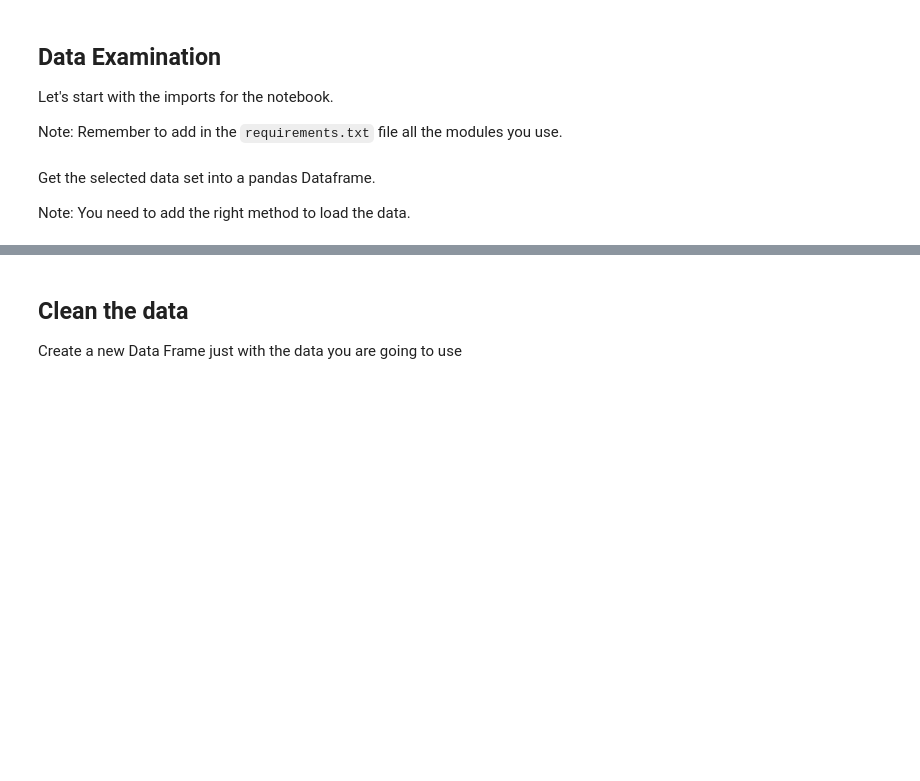
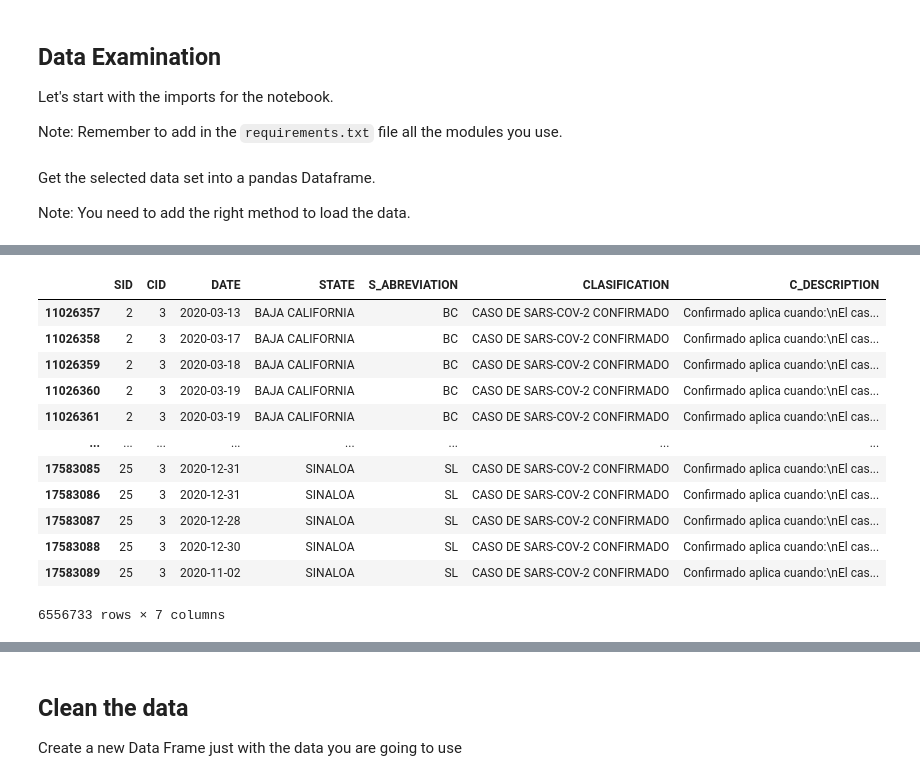
Before and after one commit to axeldelat/capstone, a Jupyter notebook: capstone.ipynb, the cells around one changed output, grey strips where cells are left out. Saved outputs shown, nothing was run; the diff lists cells and outputs as text; code cells hidden in the pictures; blank space fills up the shorter version.

```diff
--- a/capstone.ipynb
+++ b/capstone.ipynb
@@ -78,0 +91,7 @@ Note: Use pandas methods as shape, head, sample, groupby, describe and any other
+# %%
+#Merge State Name List to Code
+clasification_status_df = pd.read_csv("clasificacion_status.csv")
+clasification_status_df.rename(columns = {"CLAVE":"CLASIFICACION_FINAL"}, inplace = True)
+clasification_status_df = clasification_status_df.iloc[:, 0:3]
+inner_merge_confirmed_df = inner_merge_states.merge(clasification_status_df)
+inner_merge_confirmed_df.head()
@@ -78,0 +105,8 @@ Note: Use pandas methods as shape, head, sample, groupby, describe and any other
+# %%
+#Merge Status Label List to CLASIFICACION FINAL
+cleaned_covid_df = inner_merge_confirmed_df.loc[inner_merge_confirmed_df["CLASIFICACION_FINAL"] == 3]
+# %%
+#Change date object to datetime
+cleaned_covid_df["FECHA_SINTOMAS"] =  pd.to_datetime(cleaned_covid_df["FECHA_SINTOMAS"])
+
+cleaned_covid_df.head()
@@ -78,0 +125,13 @@ Note: Use pandas methods as shape, head, sample, groupby, describe and any other
+# %%
+#Change Colum Names
+cleaned_covid_df = cleaned_covid_df.rename(columns={
+    "ENTIDAD_UM": "SID",
+    "CLASIFICACION_FINAL": "CID",
+    "FECHA_SINTOMAS": "DATE",
+    "ENTIDAD_FEDERATIVA": "STATE",
+    "ABREVIATURA" : "S_ABREVIATION",
+    "CLASIFICACIÓN" : "CLASIFICATION",
+    "DESCRIPCIÓN" : "C_DESCRIPTION"
+    })
+
+cleaned_covid_df.info()
@@ -78,0 +153,16 @@ Note: Use pandas methods as shape, head, sample, groupby, describe and any other
+# %%
+cleaned_covid_df
+# %% [output]
+|  | SID | CID | DATE | STATE | S_ABREVIATION | CLASIFICATION | C_DESCRIPTION |
+| 11026357 | 2 | 3 | 2020-03-13 | BAJA CALIFORNIA | BC | CASO DE SARS-COV-2 CONFIRMADO | Confirmado aplica cuando:\nEl cas... |
+| 11026358 | 2 | 3 | 2020-03-17 | BAJA CALIFORNIA | BC | CASO DE SARS-COV-2 CONFIRMADO | Confirmado aplica cuando:\nEl cas... |
+| 11026359 | 2 | 3 | 2020-03-18 | BAJA CALIFORNIA | BC | CASO DE SARS-COV-2 CONFIRMADO | Confirmado aplica cuando:\nEl cas... |
+| 11026360 | 2 | 3 | 2020-03-19 | BAJA CALIFORNIA | BC | CASO DE SARS-COV-2 CONFIRMADO | Confirmado aplica cuando:\nEl cas... |
+| 11026361 | 2 | 3 | 2020-03-19 | BAJA CALIFORNIA | BC | CASO DE SARS-COV-2 CONFIRMADO | Confirmado aplica cuando:\nEl cas... |
+| ... | ... | ... | ... | ... | ... | ... | ... |
+| 17583085 | 25 | 3 | 2020-12-31 | SINALOA | SL | CASO DE SARS-COV-2 CONFIRMADO | Confirmado aplica cuando:\nEl cas... |
+| 17583086 | 25 | 3 | 2020-12-31 | SINALOA | SL | CASO DE SARS-COV-2 CONFIRMADO | Confirmado aplica cuando:\nEl cas... |
+| 17583087 | 25 | 3 | 2020-12-28 | SINALOA | SL | CASO DE SARS-COV-2 CONFIRMADO | Confirmado aplica cuando:\nEl cas... |
+| 17583088 | 25 | 3 | 2020-12-30 | SINALOA | SL | CASO DE SARS-COV-2 CONFIRMADO | Confirmado aplica cuando:\nEl cas... |
+| 17583089 | 25 | 3 | 2020-11-02 | SINALOA | SL | CASO DE SARS-COV-2 CONFIRMADO | Confirmado aplica cuando:\nEl cas... |
+6556733 rows × 7 columns
```
Also changed, not shown: parts of 29 cells of this notebook, 1 other file.
